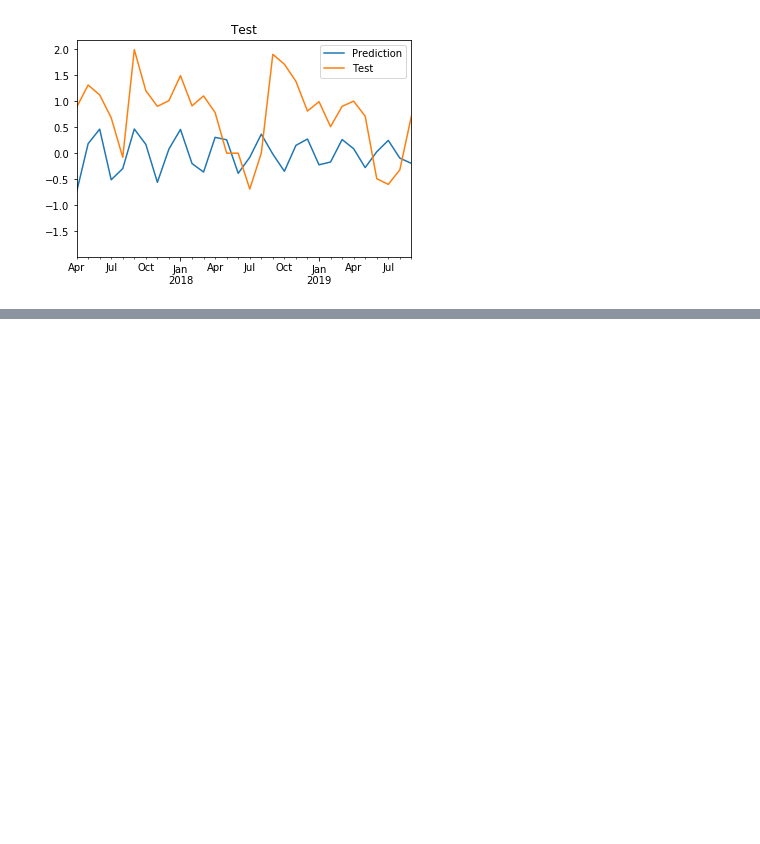
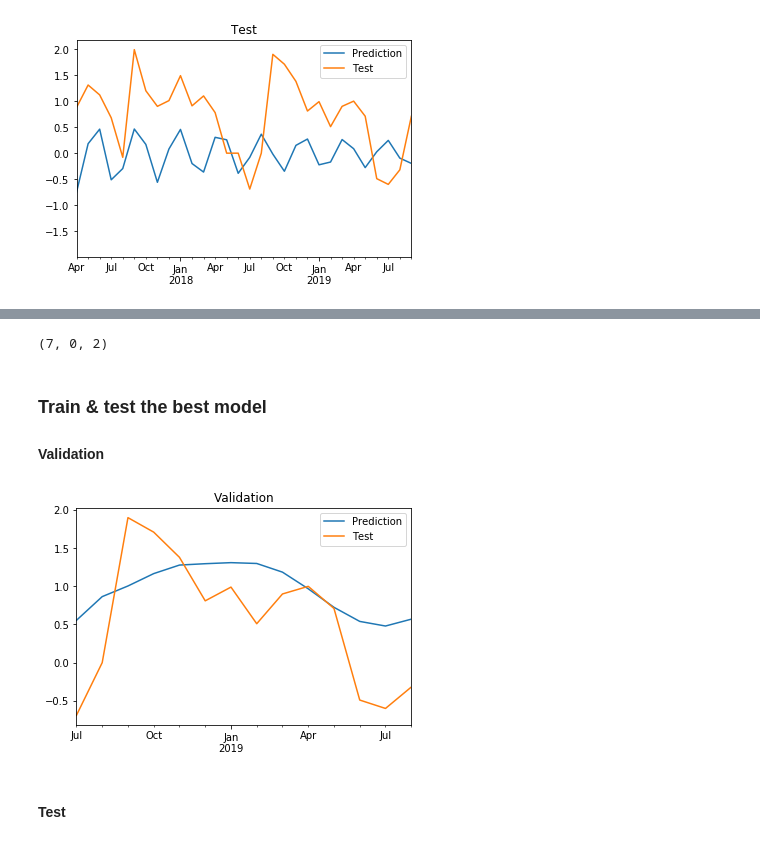
Before and after one commit to gamble27/CPI, a Jupyter notebook: CPI_monthly.ipynb, the cells around one changed output, grey strips where cells are left out. Cells and saved outputs as stored; diff of their text form; code cells hidden in the pictures; blank space fills up the shorter version.

```diff
--- a/CPI_monthly.ipynb
+++ b/CPI_monthly.ipynb
@@ -249,0 +309,2 @@ Maybe somehow increase period?
+# %%
+params = run_grid_search(square_loss)
@@ -249,0 +332,30 @@ Maybe somehow increase period?
+# %%
+params
+# %% [output]
+(7, 0, 2)
+# %% [markdown]
+### Train & test the best model
+
+#### Validation
+# %%
+def validate_model(parameters):
+    """
+    parameters: (p,d,q) tuple
+    """
+
+    arima_model = arima.ARIMA(cpi_train, parameters, freq='M').fit()
+
+    predict = arima_model.predict(idx_train,
+                              idx_valid,
+                              dynamic=True)
+
+    predict.plot(label="Prediction")
+    cpi_valid.plot(label="Test")
+    plt.legend(loc='best')
+    plt.title('Validation')
+# %%
+validate_model(params)
+# %% [output]
+[figure, added]
+# %% [markdown]
+#### Test
```
Also changed, not shown: parts of 29 cells of this notebook, 1 other file.
